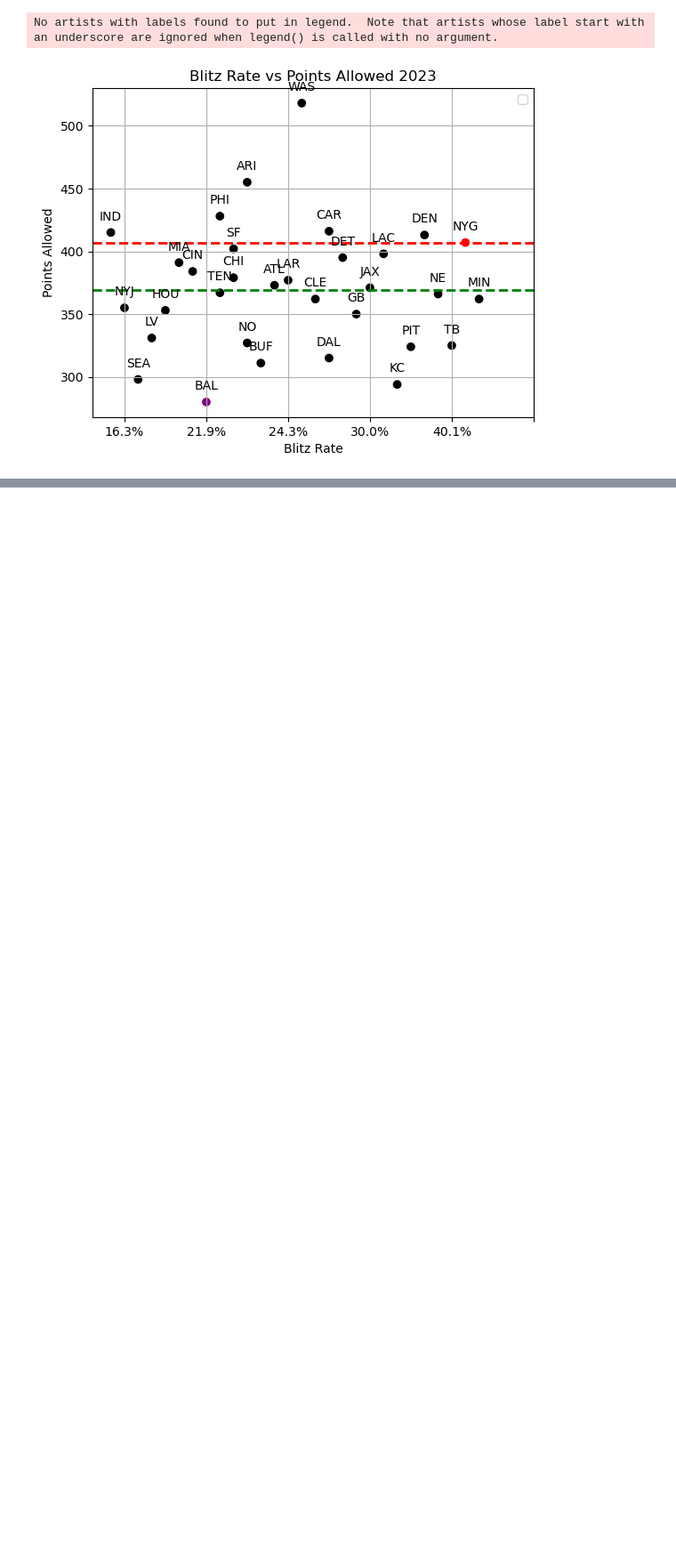
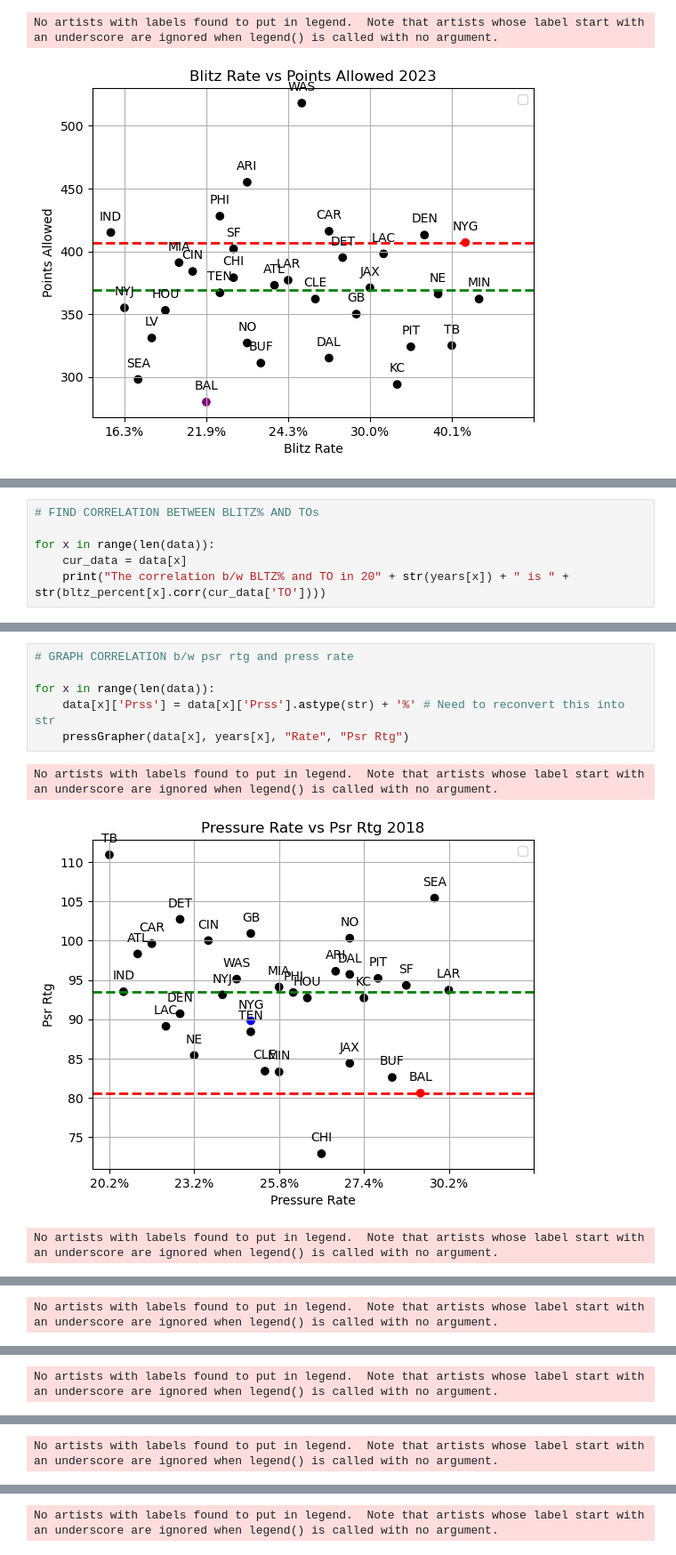
Before and after one commit to chue02/BlitzDefense, a Jupyter notebook: blitzGraphs.ipynb, the cells around one changed output, grey strips where cells are left out. Shown at 89% size. Saved outputs shown, nothing was run; the diff lists cells and outputs as text; blank space fills up the shorter version.

```diff
--- a/blitzGraphs.ipynb
+++ b/blitzGraphs.ipynb
@@ -365,0 +441,6 @@ The correlation b/w BLTZ% and PA in 2023 is -0.010072345402480108
+# %%
+# FIND CORRELATION BETWEEN BLITZ% AND TOs
+
+for x in range(len(data)):
+    cur_data = data[x]
+    print("The correlation b/w BLTZ% and TO in 20" + str(years[x]) + " is " + str(bltz_percent[x].corr(cur_data['TO'])))
@@ -365,0 +454,10 @@ The correlation b/w BLTZ% and PA in 2023 is -0.010072345402480108
+# %%
+# GRAPH CORRELATION b/w psr rtg and press rate
+
+for x in range(len(data)):
+    data[x]['Prss'] = data[x]['Prss'].astype(str) + '%' # Need to reconvert this into str
+    pressGrapher(data[x], years[x], "Rate", "Psr Rtg")
+# %% [output]
+No artists with labels found to put in legend.  Note that artists whose label start with an underscore are ignored when legend() is called with no argument.
+[figure, added]
+No artists with labels found to put in legend.  Note that artists whose label start with an underscore are ignored when legend() is called with no argument.
@@ -365,0 +465 @@ The correlation b/w BLTZ% and PA in 2023 is -0.010072345402480108
+No artists with labels found to put in legend.  Note that artists whose label start with an underscore are ignored when legend() is called with no argument.
@@ -365,0 +467 @@ The correlation b/w BLTZ% and PA in 2023 is -0.010072345402480108
+No artists with labels found to put in legend.  Note that artists whose label start with an underscore are ignored when legend() is called with no argument.
@@ -365,0 +469 @@ The correlation b/w BLTZ% and PA in 2023 is -0.010072345402480108
+No artists with labels found to put in legend.  Note that artists whose label start with an underscore are ignored when legend() is called with no argument.
@@ -365,0 +471 @@ The correlation b/w BLTZ% and PA in 2023 is -0.010072345402480108
+No artists with labels found to put in legend.  Note that artists whose label start with an underscore are ignored when legend() is called with no argument.
```
Also changed, not shown: parts of 11 cells of this notebook, 3 other files.
